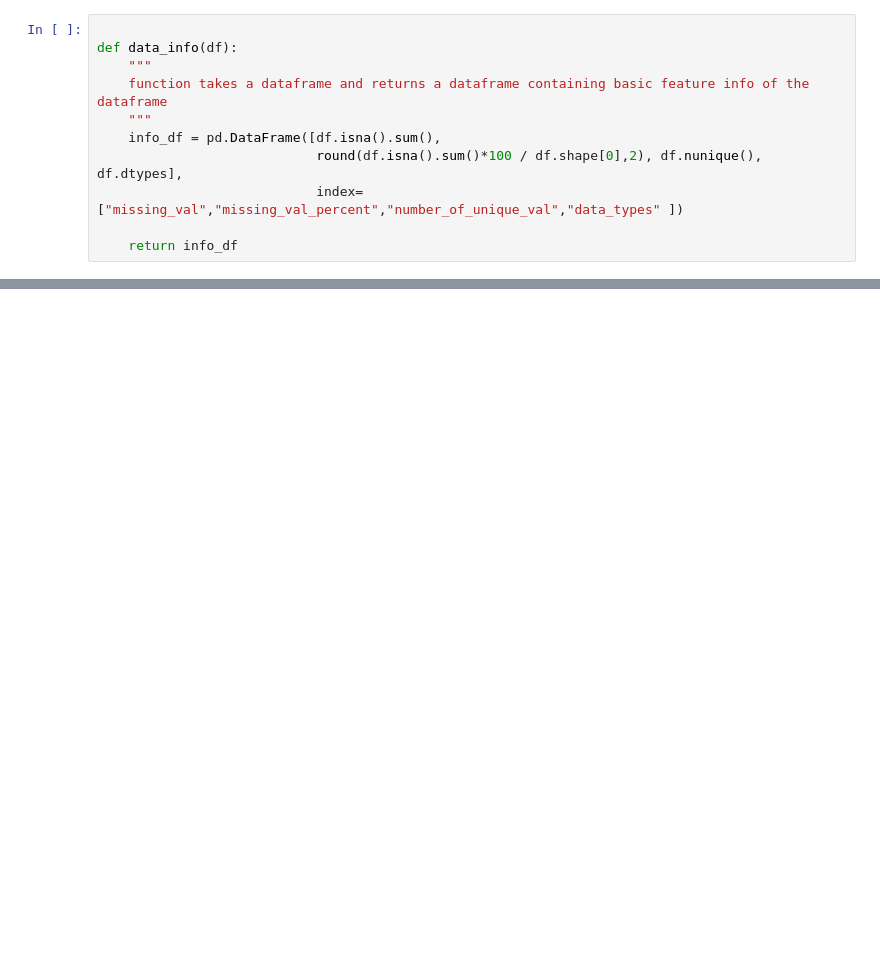
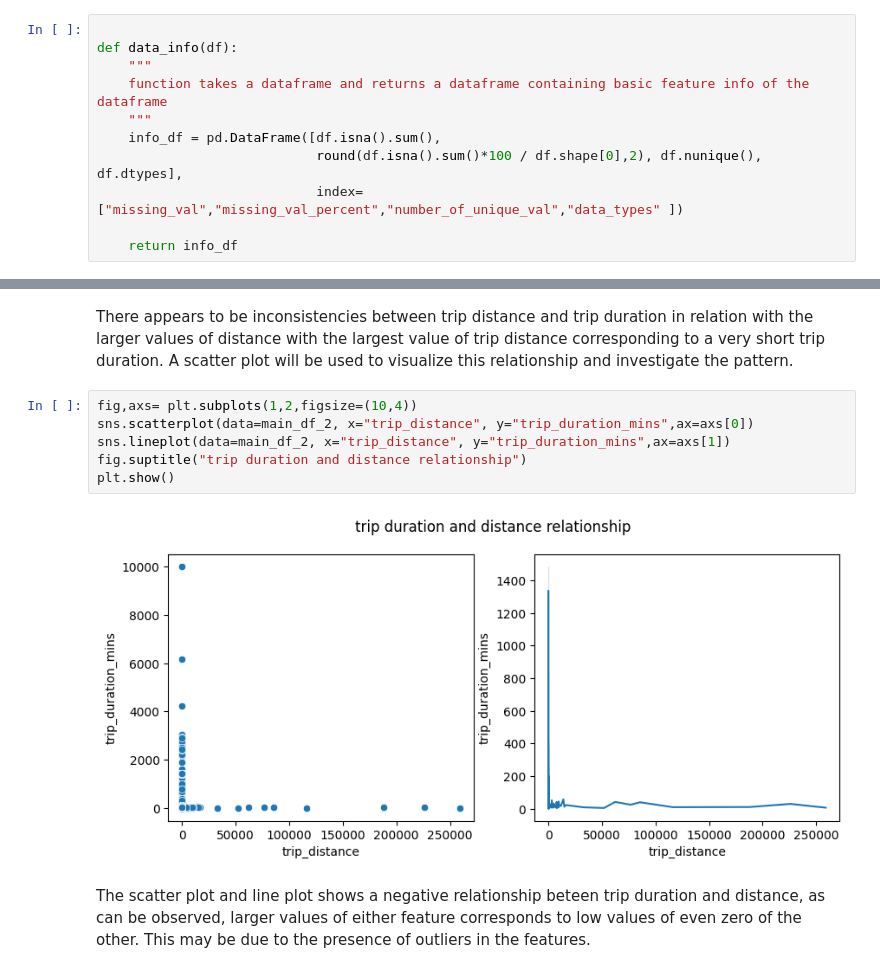
Before and after one commit to Justice-stack/Taxi-Trip-Duration-Prediction-App, a Jupyter notebook: notebooks/model-prototype.ipynb, the cells around one changed output, grey strips where cells are left out. Drawn from its saved outputs; the diff is of its cells as text; blank space fills up the shorter version.

```diff
--- a/notebooks/model-prototype.ipynb
+++ b/notebooks/model-prototype.ipynb
@@ -225,0 +351,12 @@ plt.show()
+# %% [markdown]
+There appears to be inconsistencies between trip distance and trip duration in relation with the larger values of distance with the largest value of trip distance corresponding to a very short trip duration. A scatter plot will be used to visualize this relationship and investigate the pattern.
+# %%
+fig,axs= plt.subplots(1,2,figsize=(10,4))
+sns.scatterplot(data=main_df_2, x="trip_distance", y="trip_duration_mins",ax=axs[0])
+sns.lineplot(data=main_df_2, x="trip_distance", y="trip_duration_mins",ax=axs[1])
+fig.suptitle("trip duration and distance relationship")
+plt.show()
+# %% [output]
+[figure, added]
+# %% [markdown]
+The scatter plot and line plot shows a negative relationship beteen trip duration and distance, as can be observed, larger values of either feature corresponds to low values of even zero of the other. This may be due to the presence of outliers in the features.
```
Also changed, not shown: parts of 50 cells of this notebook, 2 other files.
